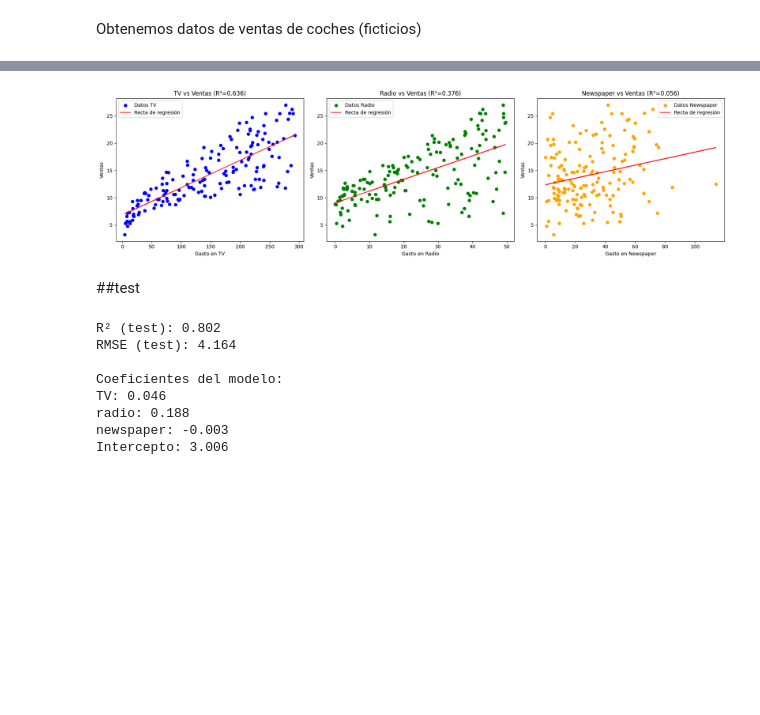
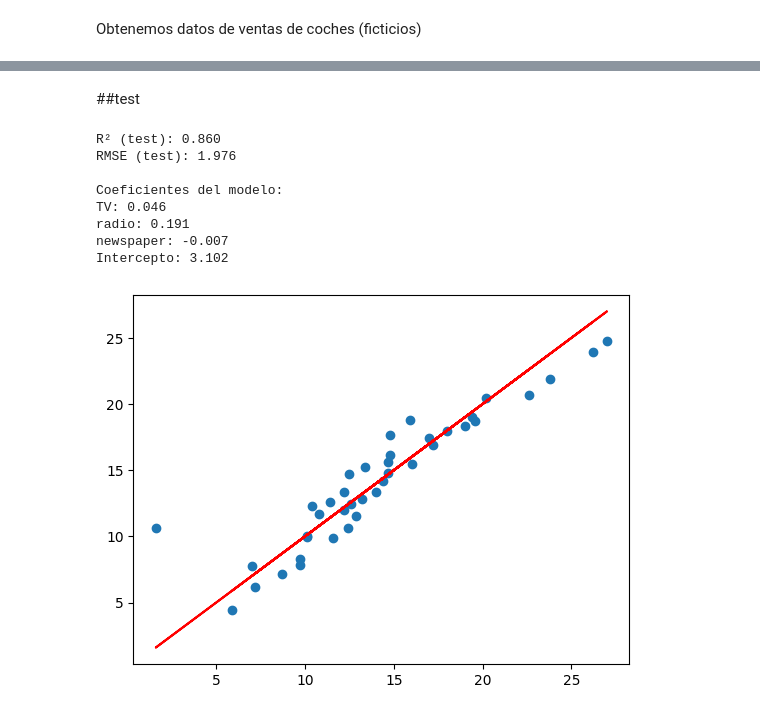
Before and after one commit to MarioAran/AI-con-python, a Jupyter notebook: modulo_4/act/regresión-multivariable.ipynb, the cells around one changed output, grey strips where cells are left out. Cells and saved outputs as stored; diff of their text form; code cells hidden in the pictures; blank space fills up the shorter version.

```diff
--- a/modulo_4/act/regresión-multivariable.ipynb
+++ b/modulo_4/act/regresión-multivariable.ipynb
@@ -100,79 +98,46 @@ plt.show()
-# %%
-import matplotlib.pyplot as plt
-from scipy import stats
-
-fig, axs = plt.subplots(1, 3, figsize=(18, 5))
-y = train[['sales']] #el resultado es una Serie
-
-# --- Gráfico 1: TV vs Sales ---
-slope_tv, intercept_tv, r_value_tv, p_value_tv, std_err_tv = stats.linregress(X['TV'], train['sales'])
-axs[0].scatter(X['TV'], y, color='blue', label='Datos TV')
-axs[0].plot(X['TV'], slope_tv * X['TV'] + intercept_tv, color='red', label='Recta de regresión')
-axs[0].set_xlabel('Gasto en TV')
-axs[0].set_ylabel('Ventas')
-axs[0].set_title(f'TV vs Ventas (R²={r_value_tv**2:.3f})')
-axs[0].legend()
-
-# --- Gráfico 2: Radio vs Sales ---
-slope_radio, intercept_radio, r_value_radio, p_value_radio, std_err_radio = stats.linregress(X['radio'], train['sales'])
-axs[1].scatter(X['radio'], y, color='green', label='Datos Radio')
-axs[1].plot(X['radio'], slope_radio * X['radio'] + intercept_radio, color='red', label='Recta de regresión')
-axs[1].set_xlabel('Gasto en Radio')
-axs[1].set_ylabel('Ventas')
-axs[1].set_title(f'Radio vs Ventas (R²={r_value_radio**2:.3f})')
-axs[1].legend()
-
-# --- Gráfico 3: Newspaper vs Sales ---
-slope_news, intercept_news, r_value_news, p_value_news, std_err_news = stats.linregress(X['newspaper'], train['sales'])
-axs[2].scatter(X['newspaper'], y, color='orange', label='Datos Newspaper')
-axs[2].plot(X['newspaper'], slope_news * X['newspaper'] + intercept_news, color='red', label='Recta de regresión')
-axs[2].set_xlabel('Gasto en Newspaper')
-axs[2].set_ylabel('Ventas')
-axs[2].set_title(f'Newspaper vs Ventas (R²={r_value_news**2:.3f})')
-axs[2].legend()
-
-plt.tight_layout()
-plt.show()
-# %% [output]
-[figure, removed]
 # %% [markdown]
 ##test
 # %%
 from sklearn.linear_model import LinearRegression
 from sklearn.metrics import r2_score, mean_squared_error
 
 # Variables
 X_train = train[['TV', 'radio', 'newspaper']]
-y_train = train['sales']  # Serie 1D
+y_train = train['sales']
+
 X_test = test[['TV', 'radio', 'newspaper']]
-y_test = test['sales']    # Serie 1D
+y_test = test['sales']
 
 # Modelo
 modelo = LinearRegression()
 modelo.fit(X_train, y_train)
 
 # Predicciones
-y_pred = modelo.predict(X_test)
+y_pred = modelo.predict(X_test).ravel()
 
 # Métricas
 r2 = r2_score(y_test, y_pred)
-rmse = mean_squared_error(y_test, y_pred)
-
+mse = mean_squared_error(y_test, y_pred)
+rmse=np.sqrt(mse)
 print(f"R² (test): {r2:.3f}")
 print(f"RMSE (test): {rmse:.3f}")
 
 # Coeficientes
 print("\nCoeficientes del modelo:")
 for name, coef in zip(X_train.columns, modelo.coef_):
     print(f"{name}: {coef:.3f}")
 
 print(f"Intercepto: {modelo.intercept_:.3f}")
+plt.plot(y_test,y_test,color='red')
+plt.scatter(y_test,y_pred)
+plt.show()
 # %% [output]
-R² (test): 0.802
-RMSE (test): 4.164
+R² (test): 0.860
+RMSE (test): 1.976
 
 Coeficientes del modelo:
 TV: 0.046
-radio: 0.188
-newspaper: -0.003
-Intercepto: 3.006
+radio: 0.191
+newspaper: -0.007
+Intercepto: 3.102
+[figure, added]
```
Also changed, not shown: parts of 4 cells of this notebook.
